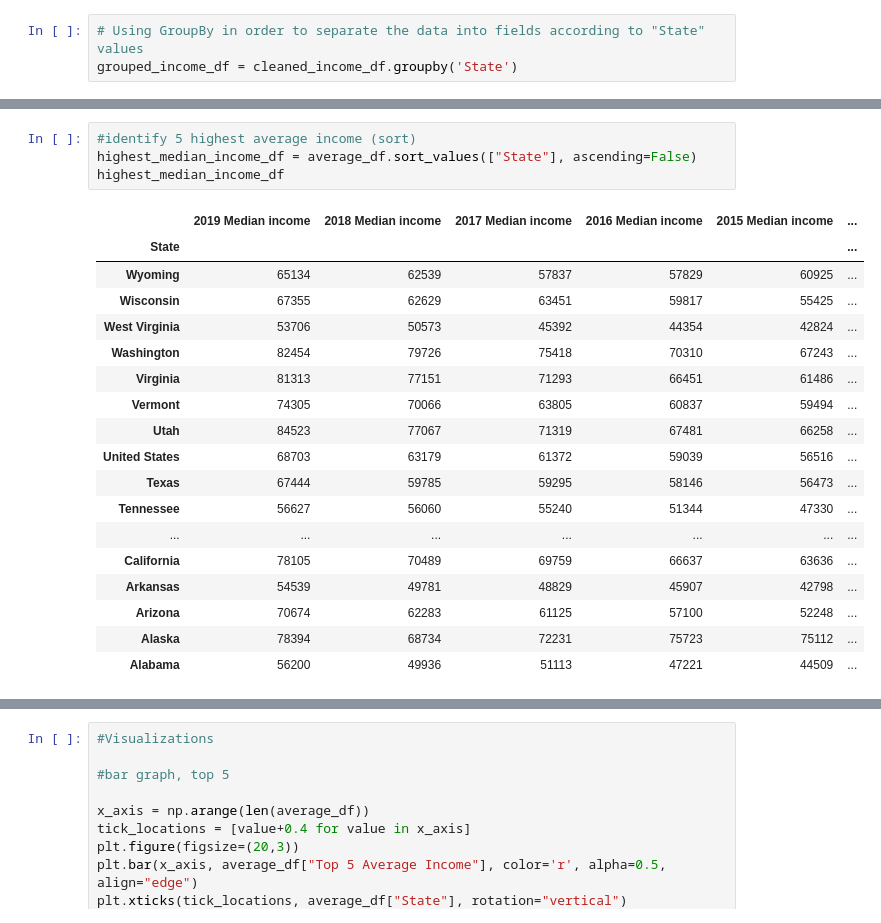
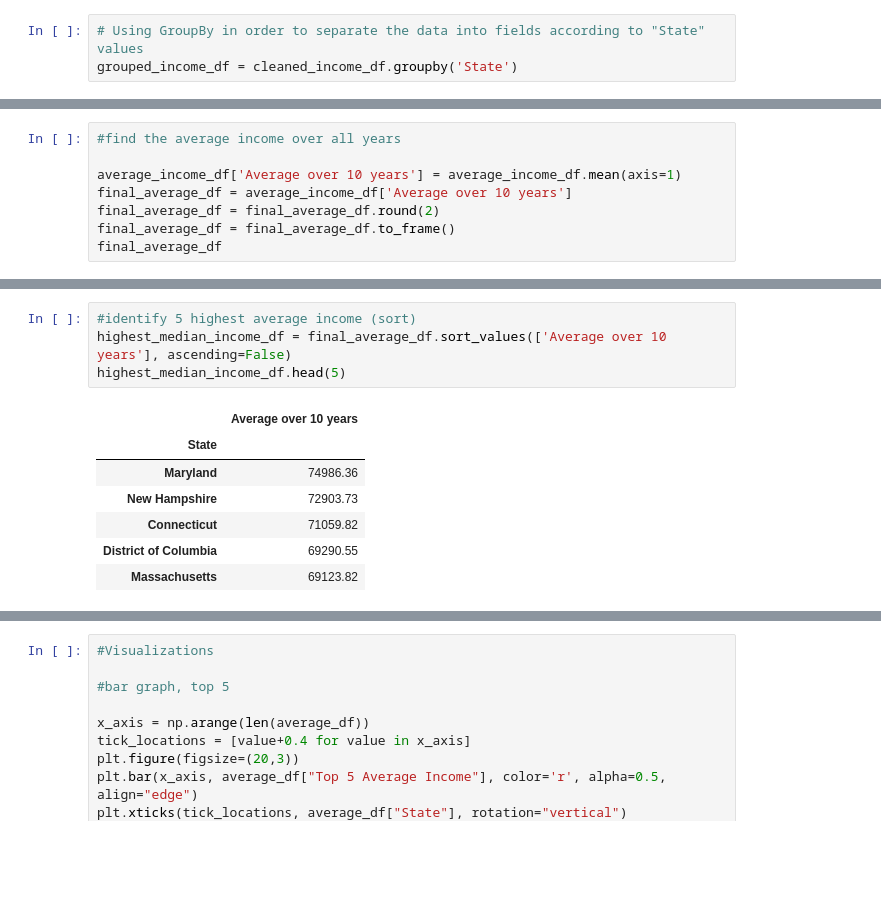
Before and after one commit to josh-acampado/dumbledores_platoon, a Jupyter notebook: Median Income by State.ipynb, the cells around one changed output, grey strips where cells are left out. Cells and saved outputs as stored; diff of their text form; blank space fills up the shorter version.

Commit message:
Updated income code

```diff
--- a/Median Income by State.ipynb
+++ b/Median Income by State.ipynb
@@ -113,3 +113,11 @@ average_income_df
 | West Virginia | 53706 | 50573 | 45392 | 44354 | 42824 | ... |
 | Wisconsin | 67355 | 62629 | 63451 | 59817 | 55425 | ... |
 | Wyoming | 65134 | 62539 | 57837 | 57829 | 60925 | ... |
+# %%
+#find the average income over all years
+
+average_income_df['Average over 10 years'] = average_income_df.mean(axis=1)
+final_average_df = average_income_df['Average over 10 years']
+final_average_df = final_average_df.round(2)
+final_average_df = final_average_df.to_frame()
+final_average_df
@@ -116,25 +143,14 @@ average_income_df
 # %%
 #identify 5 highest average income (sort)
-highest_median_income_df = average_df.sort_values(["State"], ascending=False)
-highest_median_income_df
+highest_median_income_df = final_average_df.sort_values(['Average over 10 years'], ascending=False)
+highest_median_income_df.head(5)
 # %% [output]
-|  | 2019 Median income | 2018 Median income | 2017 Median income | 2016 Median income | 2015 Median income | ... |
-| State |  |  |  |  |  | ... |
-| Wyoming | 65134 | 62539 | 57837 | 57829 | 60925 | ... |
-| Wisconsin | 67355 | 62629 | 63451 | 59817 | 55425 | ... |
-| West Virginia | 53706 | 50573 | 45392 | 44354 | 42824 | ... |
-| Washington | 82454 | 79726 | 75418 | 70310 | 67243 | ... |
-| Virginia | 81313 | 77151 | 71293 | 66451 | 61486 | ... |
-| Vermont | 74305 | 70066 | 63805 | 60837 | 59494 | ... |
-| Utah | 84523 | 77067 | 71319 | 67481 | 66258 | ... |
-| United States | 68703 | 63179 | 61372 | 59039 | 56516 | ... |
-| Texas | 67444 | 59785 | 59295 | 58146 | 56473 | ... |
-| Tennessee | 56627 | 56060 | 55240 | 51344 | 47330 | ... |
-| ... | ... | ... | ... | ... | ... | ... |
-| California | 78105 | 70489 | 69759 | 66637 | 63636 | ... |
-| Arkansas | 54539 | 49781 | 48829 | 45907 | 42798 | ... |
-| Arizona | 70674 | 62283 | 61125 | 57100 | 52248 | ... |
-| Alaska | 78394 | 68734 | 72231 | 75723 | 75112 | ... |
-| Alabama | 56200 | 49936 | 51113 | 47221 | 44509 | ... |
+|  | Average over 10 years |
+| State |  |
+| Maryland | 74986.36 |
+| New Hampshire | 72903.73 |
+| Connecticut | 71059.82 |
+| District of Columbia | 69290.55 |
+| Massachusetts | 69123.82 |
 # %%
 #identify 5 lowest average income
```
Also changed, not shown: parts of 3 cells of this notebook, 2 other files.
